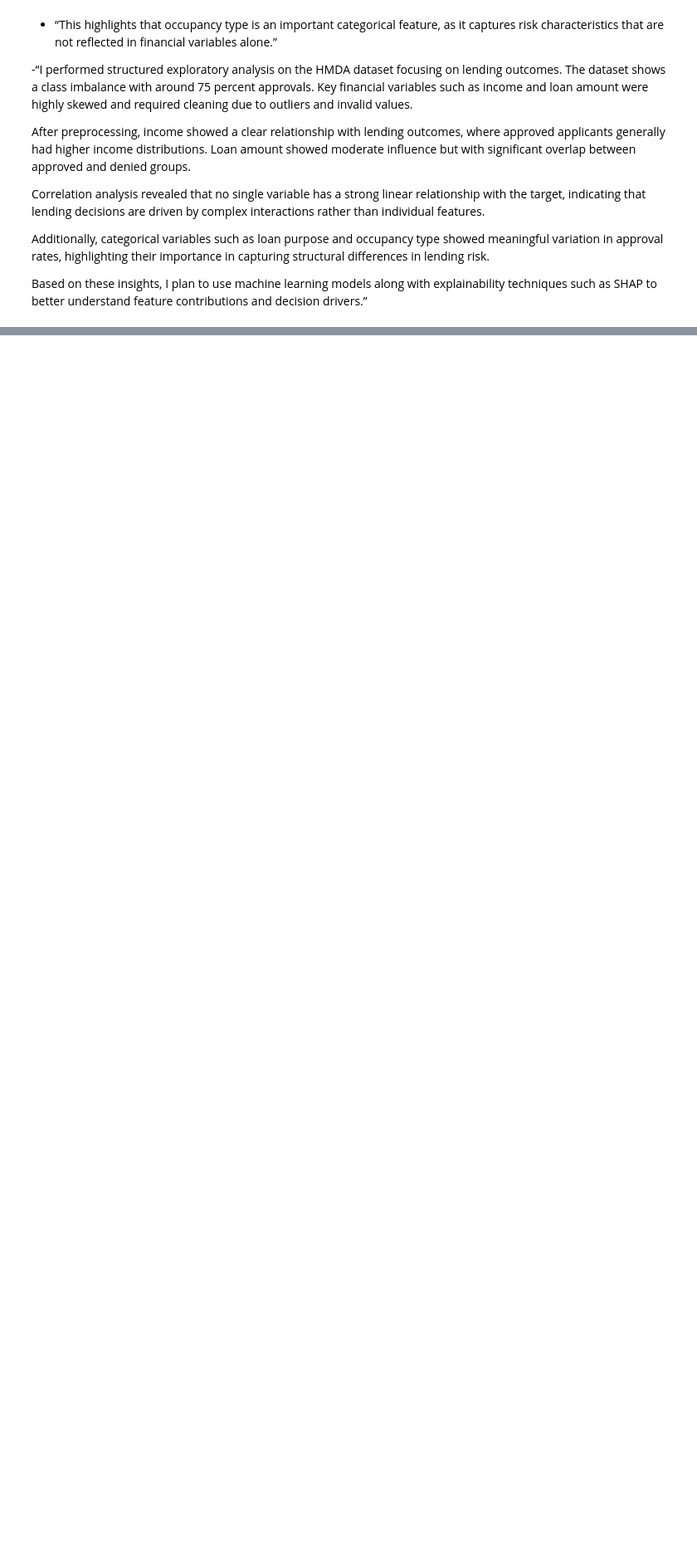
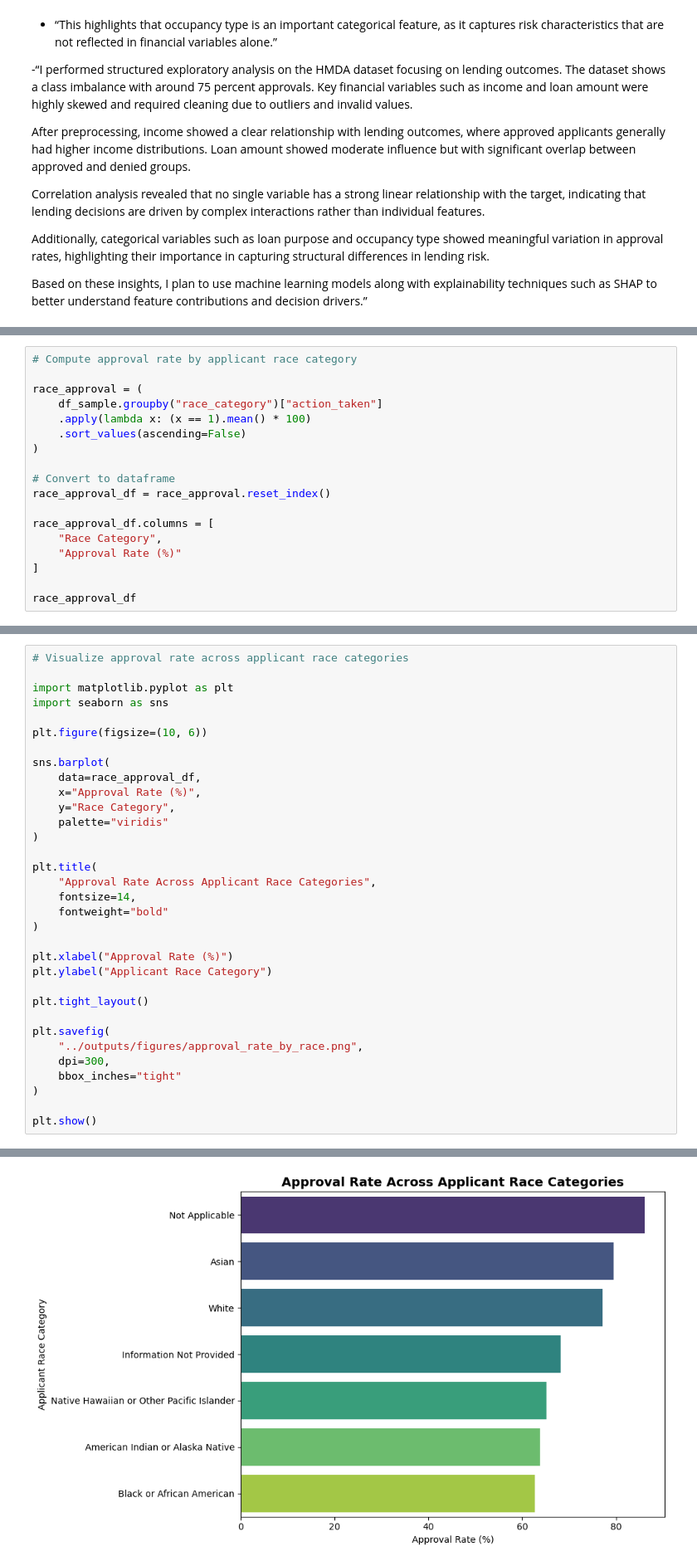
Before and after one commit to Shivashankar-Chari/hmda-capstone-analysis, a Jupyter notebook: 01_data_understanding_details.ipynb, the cells around one changed output, grey strips where cells are left out. Shown at 83% size. Saved outputs shown, nothing was run; the diff lists cells and outputs as text; blank space fills up the shorter version.

```diff
--- a/01_data_understanding_details.ipynb
+++ b/01_data_understanding_details.ipynb
@@ -736,0 +868,18 @@ plt.show()
+# %%
+# Compute approval rate by applicant race category
+
+race_approval = (
+    df_sample.groupby("race_category")["action_taken"]
+    .apply(lambda x: (x == 1).mean() * 100)
+    .sort_values(ascending=False)
+)
+
+# Convert to dataframe
+race_approval_df = race_approval.reset_index()
+
+race_approval_df.columns = [
+    "Race Category",
+    "Approval Rate (%)"
+]
+
+race_approval_df
@@ -736,0 +897,34 @@ plt.show()
+# %%
+# Visualize approval rate across applicant race categories
+
+import matplotlib.pyplot as plt
+import seaborn as sns
+
+plt.figure(figsize=(10, 6))
+
+sns.barplot(
+    data=race_approval_df,
+    x="Approval Rate (%)",
+    y="Race Category",
+    palette="viridis"
+)
+
+plt.title(
+    "Approval Rate Across Applicant Race Categories",
+    fontsize=14,
+    fontweight="bold"
+)
+
+plt.xlabel("Approval Rate (%)")
+plt.ylabel("Applicant Race Category")
+
+plt.tight_layout()
+
+plt.savefig(
+    "../outputs/figures/approval_rate_by_race.png",
+    dpi=300,
+    bbox_inches="tight"
+)
+
+plt.show()
+# %% [output]
@@ -736,0 +934 @@ plt.show()
+[figure, added]
```
Also changed, not shown: parts of 146 cells of this notebook.
